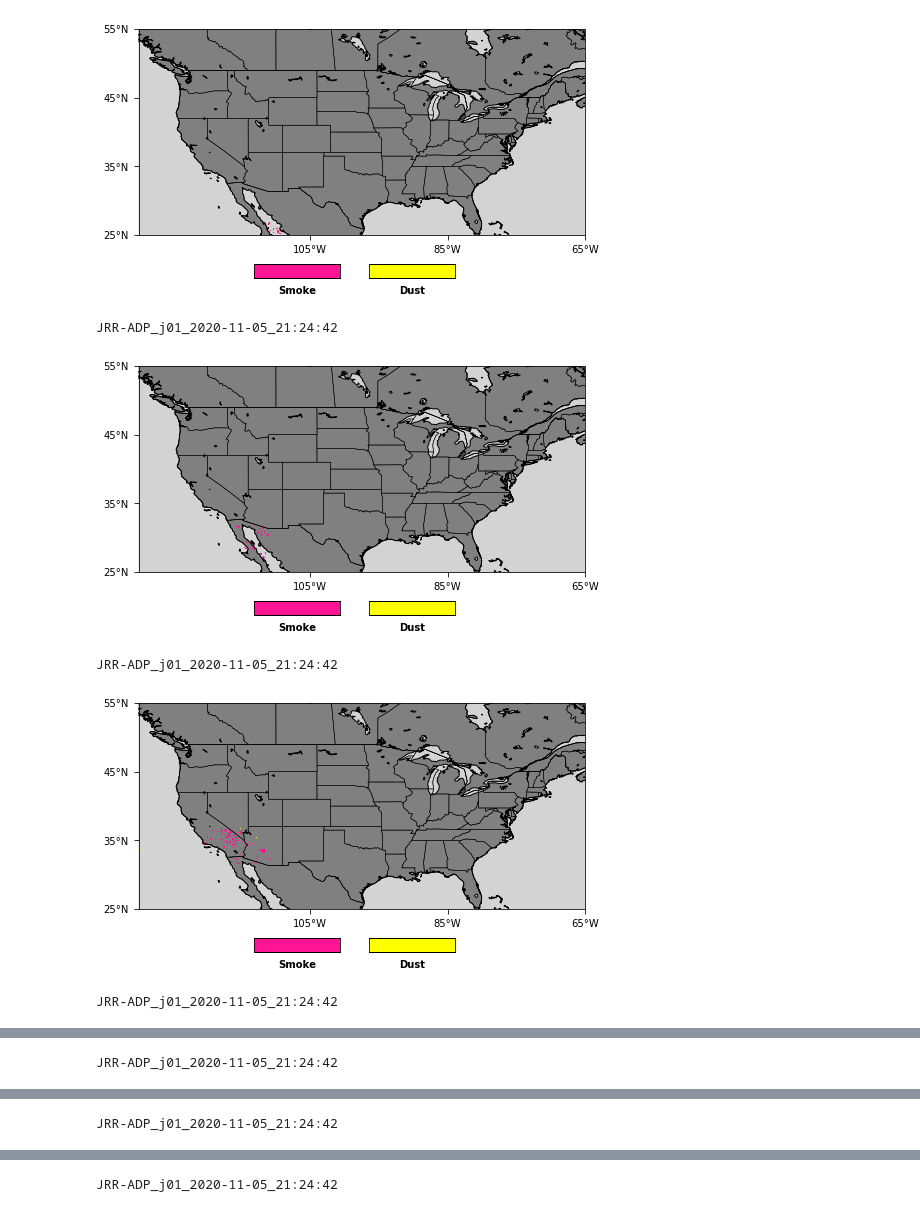
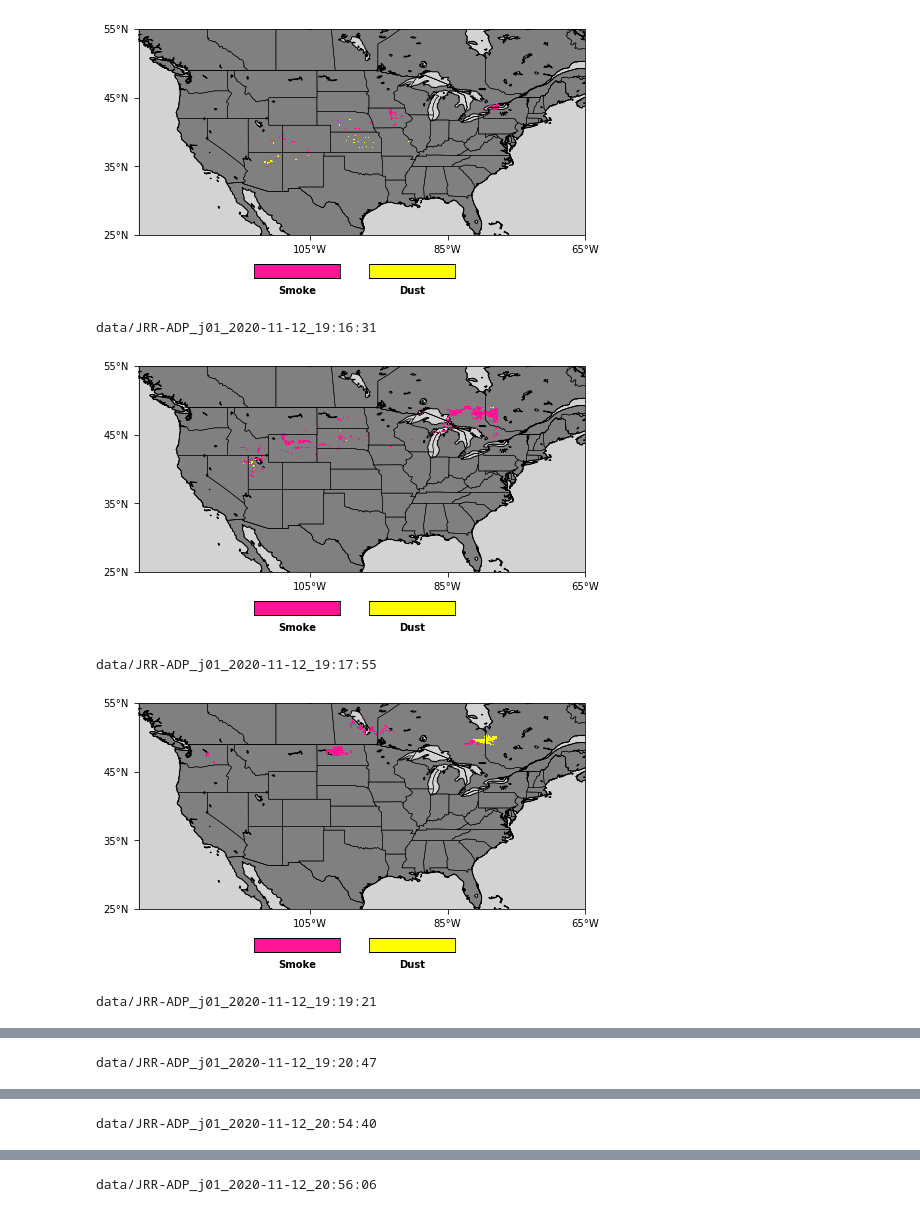
Before and after one commit to chiangvincent/data-discovery-notebooks, a Jupyter notebook: VIIRS_ADP.ipynb, the cells around one changed output, grey strips where cells are left out. Drawn from its saved outputs; the diff is of its cells as text; code cells hidden in the pictures.

```diff
--- a/VIIRS_ADP.ipynb
+++ b/VIIRS_ADP.ipynb
@@ -234,37 +238,37 @@ file_res = 150  #dpi setting for image resolution
 figures = 'multiple'  #number of figures to create: 'single' or 'multiple'
 
 #File settings
-file_path = 'JRR-ADP_v2r3_j01_s202011052124420_e202011052134393_c202011052205170/'  #location of data files
+file_path = 'data/'  #location of data files
 # file_name = 'JRR-ADP_v2r3_npp_s202010131927595_e202010131929237_c202010132005370.nc' #for single file
 # save_path = 'D://Data/2020/2020-09/20200914/Figures/'  #location for saved figures
 
 #Mapping settings
 #Use 180 degrees for longitude (i.e, 100 degrees W = -100)
 domain = [-130, -65, 25, 55]
 lon_ticks = [-105, -85, -65]
 lat_ticks = [25, 35, 45, 55]
 
 
 if figures == 'single':
     #Open single data file and set file name
     fname = file_path + file_name
     file_id = Dataset(fname)
     print(file_id)
     plot_abi_adp(file_id)
     print('Done!')
 
 if figures == 'multiple':
     #Collect all of the .nc files in given subdirectory
     file_list = sorted(glob.glob(file_path + '*.nc'))
     #Loop through data files, making/saving a figure for each data file
     for fname in file_list:
         file_id = Dataset(fname)
         plot_abi_adp(file_id)
     print('Done!')
 # %% [output]
-[figure, old version]
+[figure, new version]
-JRR-ADP_j01_2020-11-05_21:24:42
+data/JRR-ADP_j01_2020-11-12_19:16:31
-[figure, old version]
+[figure, new version]
-JRR-ADP_j01_2020-11-05_21:24:42
+data/JRR-ADP_j01_2020-11-12_19:17:55
-[figure, old version]
+[figure, new version]
-JRR-ADP_j01_2020-11-05_21:24:42
+data/JRR-ADP_j01_2020-11-12_19:19:21
@@ -272 +276 @@ JRR-ADP_j01_2020-11-05_21:24:42
-JRR-ADP_j01_2020-11-05_21:24:42
+data/JRR-ADP_j01_2020-11-12_19:20:47
@@ -274 +278 @@ JRR-ADP_j01_2020-11-05_21:24:42
-JRR-ADP_j01_2020-11-05_21:24:42
+data/JRR-ADP_j01_2020-11-12_20:54:40
@@ -276 +280 @@ JRR-ADP_j01_2020-11-05_21:24:42
-JRR-ADP_j01_2020-11-05_21:24:42
+data/JRR-ADP_j01_2020-11-12_20:56:06
```
Also changed, not shown: parts of 7 cells of this notebook.
